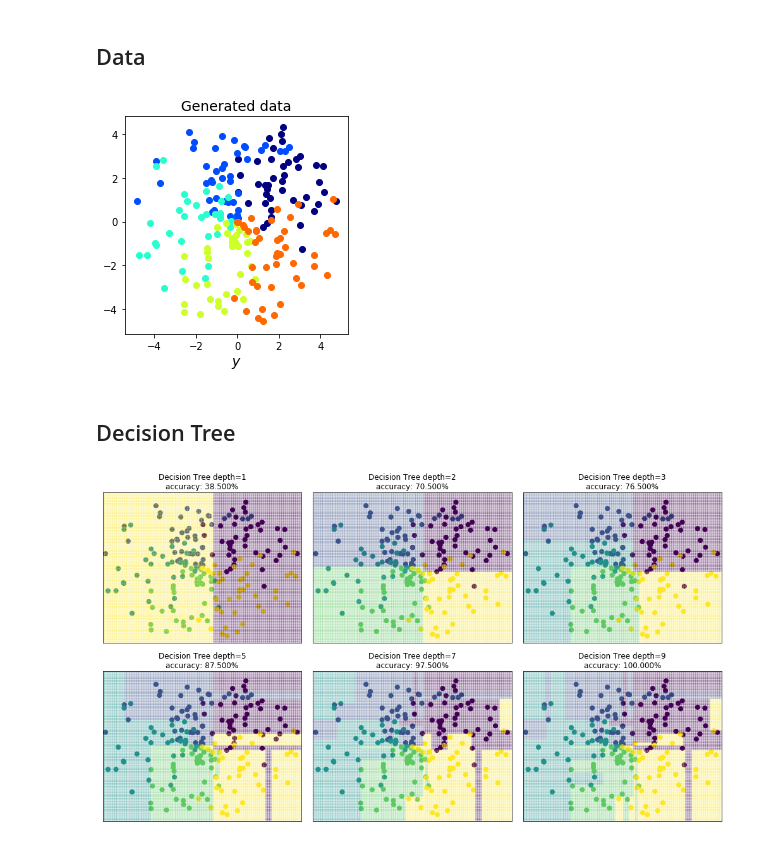
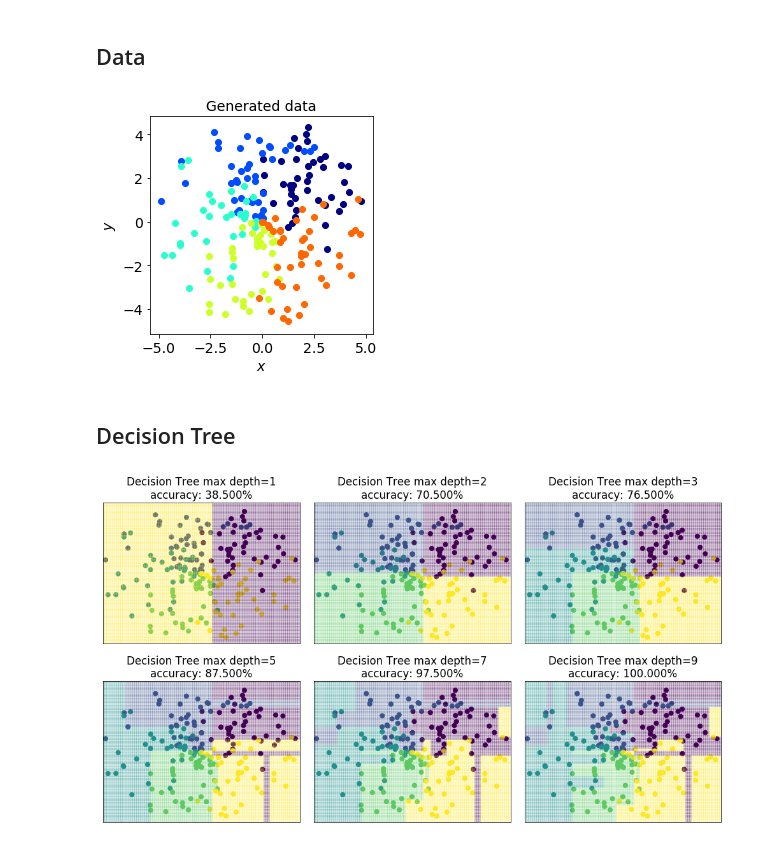
Before and after one commit to iwasakishuto/Kerasy, a Jupyter notebook: examples/tree.ipynb, the cells around one changed output. Cells and saved outputs as stored; diff of their text form; code cells hidden in the pictures.

```diff
--- a/examples/tree.ipynb
+++ b/examples/tree.ipynb
@@ -3,4 +4,6 @@ import numpy as np
 import matplotlib.pyplot as plt
+# %%
+mpl.rcParams['font.size'] = 14
 # %% [markdown]
 ## Data
 # %%
@@ -14,7 +17,7 @@ from kerasy.utils import generateWholeCakes
 # %%
 train_x, train_y = generateWholeCakes(K, N, r_high=r_high, seed=seed, same=False, plot=True, figsize=(4,4), noise_scale=2)
 # %% [output]
-[figure, old version]
+[figure, new version]
 # %% [markdown]
 ## Decision Tree
 # %%
@@ -24,19 +27,22 @@ X,Y = np.meshgrid(np.linspace(rmin,rmax,100), np.linspace(rmin,rmax,100))
 XY = np.c_[X.ravel(),Y.ravel()]
 # %%
 fig = plt.figure(figsize=(14,8))
-for i, depth in enumerate([1,2,3,5,7,9]):
+depths = [1,2,3,5,7,9]
+accuracies = []
+for i, depth in enumerate(depths):
     ax = fig.add_subplot(2,3,i+1)
     # Change the depth to fit the data.
     model = DecisionTreeClassifier(criterion="gini", max_depth=depth, random_state=seed)
     model.fit(train_x, train_y)
     predictions = model.predict(train_x)
     accuracy = np.mean(predictions==train_y)
+    accuracies.append(accuracy)
     Z = model.predict(XY).reshape(X.shape)
     ax.scatter(train_x[:,0], train_x[:,1], c=train_y, s=50)
     ax.pcolor(X,Y,Z,alpha=0.2)
-    ax.set_title(f"Decision Tree depth={depth}\naccuracy: {100*accuracy:.3f}%"), ax.set_xlim(rmin,rmax), ax.set_ylim(rmin,rmax)
+    ax.set_title(f"Decision Tree max depth={model.max_depth}\naccuracy: {100*accuracy:.3f}%"), ax.set_xlim(rmin,rmax), ax.set_ylim(rmin,rmax)
     ax.set_xticks([]), ax.set_yticks([])
 plt.tight_layout()
 plt.show()
 # %% [output]
-[figure, old version]
+[figure, new version]
```
Also changed, not shown: parts of 8 cells of this notebook.
